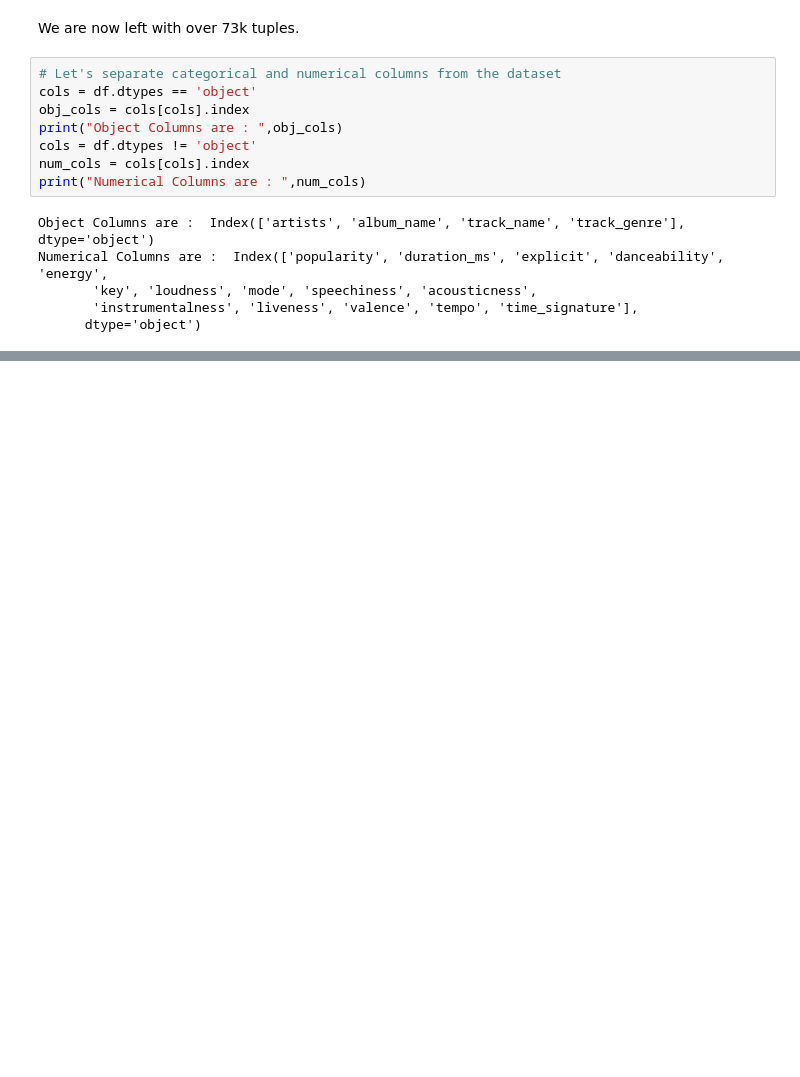
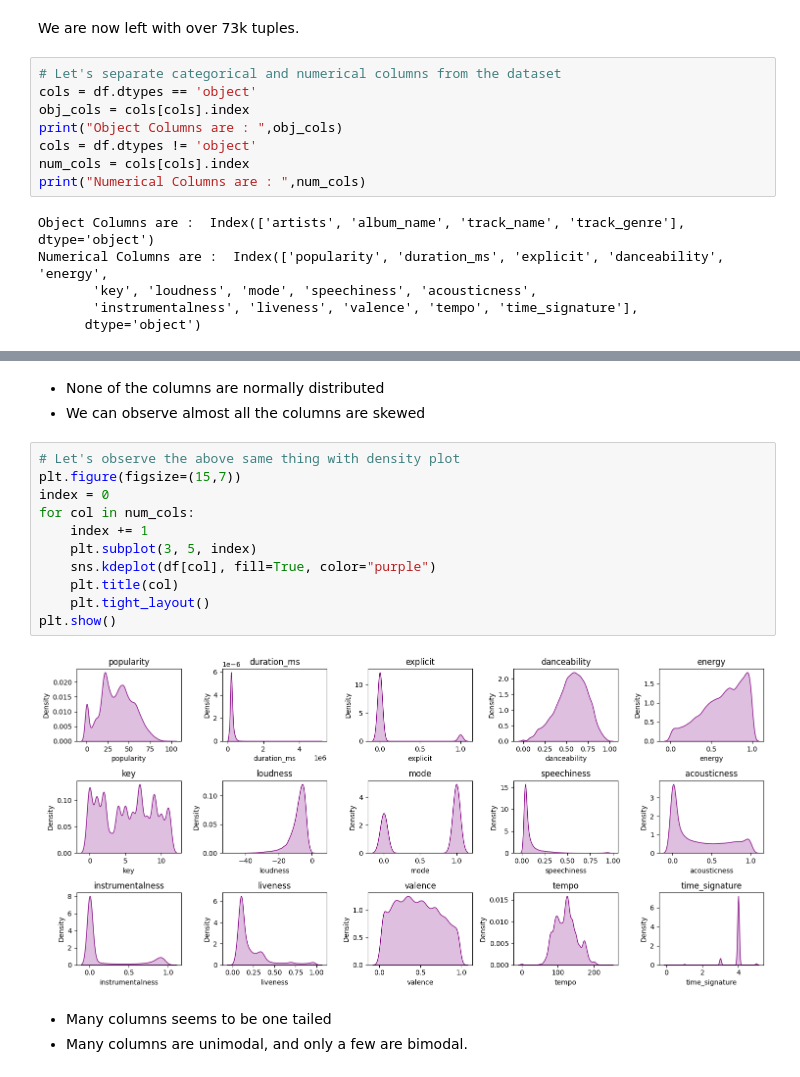
Before and after one commit to rizz045/Songs-Recommendation-System, a Jupyter notebook: Songs_Recommendation_System.ipynb, the cells around one changed output, grey strips where cells are left out. Drawn from its saved outputs; the diff is of its cells as text; blank space fills up the shorter version.

```diff
--- a/Songs_Recommendation_System.ipynb
+++ b/Songs_Recommendation_System.ipynb
@@ -171,0 +164,19 @@ dtype: bool
+# %% [markdown]
+* None of the columns are normally distributed
+* We can observe almost all the columns are skewed
+# %%
+# Let's observe the above same thing with density plot
+plt.figure(figsize=(15,7))
+index = 0
+for col in num_cols:
+    index += 1
+    plt.subplot(3, 5, index)
+    sns.kdeplot(df[col], fill=True, color="purple")
+    plt.title(col)
+    plt.tight_layout()
+plt.show()
+# %% [output]
+[figure, added]
+# %% [markdown]
+* Many columns seems to be one tailed
+* Many columns are unimodal, and only a few are bimodal.
```
Also changed, not shown: parts of 11 cells of this notebook.
